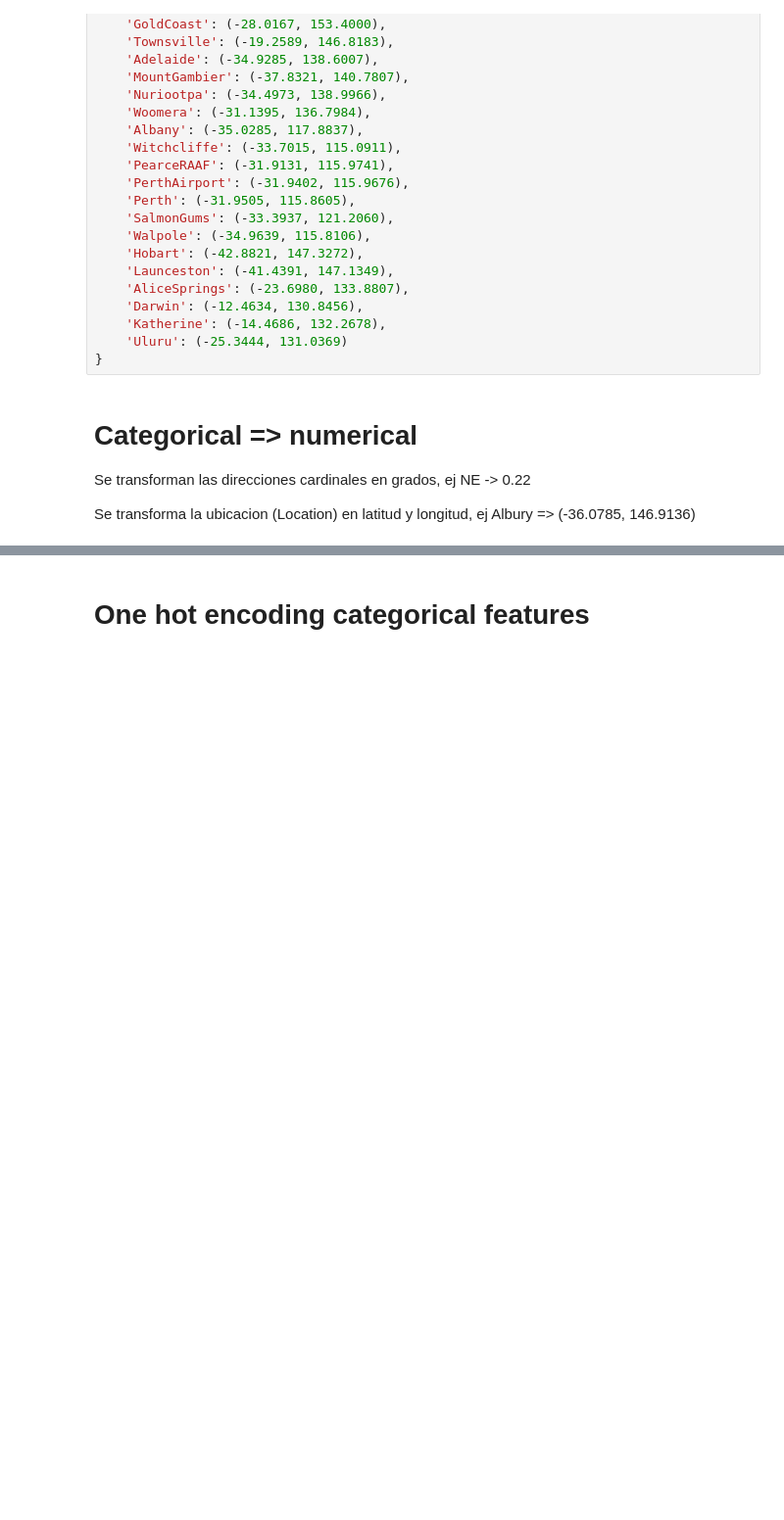
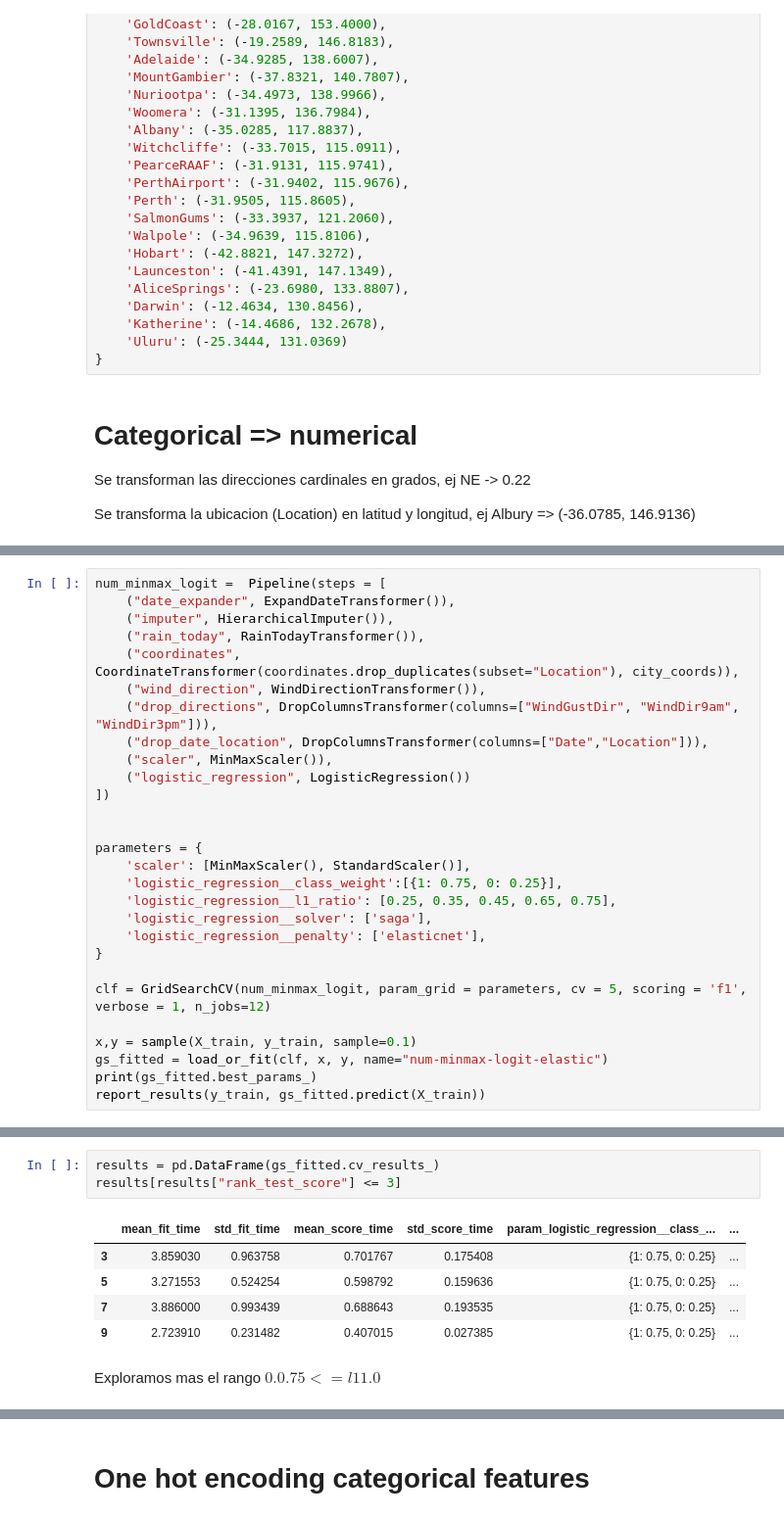
Before and after one commit to LeoCenturion/rain-in-australia, a Jupyter notebook: models/logistic-reg.ipynb, the cells around one changed output, grey strips where cells are left out. Shown at 98% size. Cells and saved outputs as stored; diff of their text form; blank space fills up the shorter version.

Commit message:
Elasticnet

```diff
--- a/models/logistic-reg.ipynb
+++ b/models/logistic-reg.ipynb
@@ -164,0 +265,28 @@ weighted avg       0.76      0.70      0.72    113754
+# %%
+num_minmax_logit =  Pipeline(steps = [
+    ("date_expander", ExpandDateTransformer()),
+    ("imputer", HierarchicalImputer()),
+    ("rain_today", RainTodayTransformer()),
+    ("coordinates", CoordinateTransformer(coordinates.drop_duplicates(subset="Location"), city_coords)),
+    ("wind_direction", WindDirectionTransformer()),
+    ("drop_directions", DropColumnsTransformer(columns=["WindGustDir", "WindDir9am", "WindDir3pm"])),
+    ("drop_date_location", DropColumnsTransformer(columns=["Date","Location"])),
+    ("scaler", MinMaxScaler()),
+    ("logistic_regression", LogisticRegression())
+])
+
+
+parameters = {
+    'scaler': [MinMaxScaler(), StandardScaler()],
+    'logistic_regression__class_weight':[{1: 0.75, 0: 0.25}],
+    'logistic_regression__l1_ratio': [0.25, 0.35, 0.45, 0.65, 0.75],
+    'logistic_regression__solver': ['saga'],
+    'logistic_regression__penalty': ['elasticnet'],
+}
+
+clf = GridSearchCV(num_minmax_logit, param_grid = parameters, cv = 5, scoring = 'f1', verbose = 1, n_jobs=12)
+
+x,y = sample(X_train, y_train, sample=0.1)
+gs_fitted = load_or_fit(clf, x, y, name="num-minmax-logit-elastic")
+print(gs_fitted.best_params_)
+report_results(y_train, gs_fitted.predict(X_train))
@@ -164,0 +312,11 @@ weighted avg       0.76      0.70      0.72    113754
+# %%
+results = pd.DataFrame(gs_fitted.cv_results_)
+results[results["rank_test_score"] <= 3]
+# %% [output]
+|  | mean_fit_time | std_fit_time | mean_score_time | std_score_time | param_logistic_regression__class_... | ... |
+| 3 | 3.859030 | 0.963758 | 0.701767 | 0.175408 | {1: 0.75, 0: 0.25} | ... |
+| 5 | 3.271553 | 0.524254 | 0.598792 | 0.159636 | {1: 0.75, 0: 0.25} | ... |
+| 7 | 3.886000 | 0.993439 | 0.688643 | 0.193535 | {1: 0.75, 0: 0.25} | ... |
+| 9 | 2.723910 | 0.231482 | 0.407015 | 0.027385 | {1: 0.75, 0: 0.25} | ... |
+# %% [markdown]
+Exploramos mas el rango $0.0.75 <= l1 1.0$
```
Also changed, not shown: parts of 27 cells of this notebook, 1 other file.
